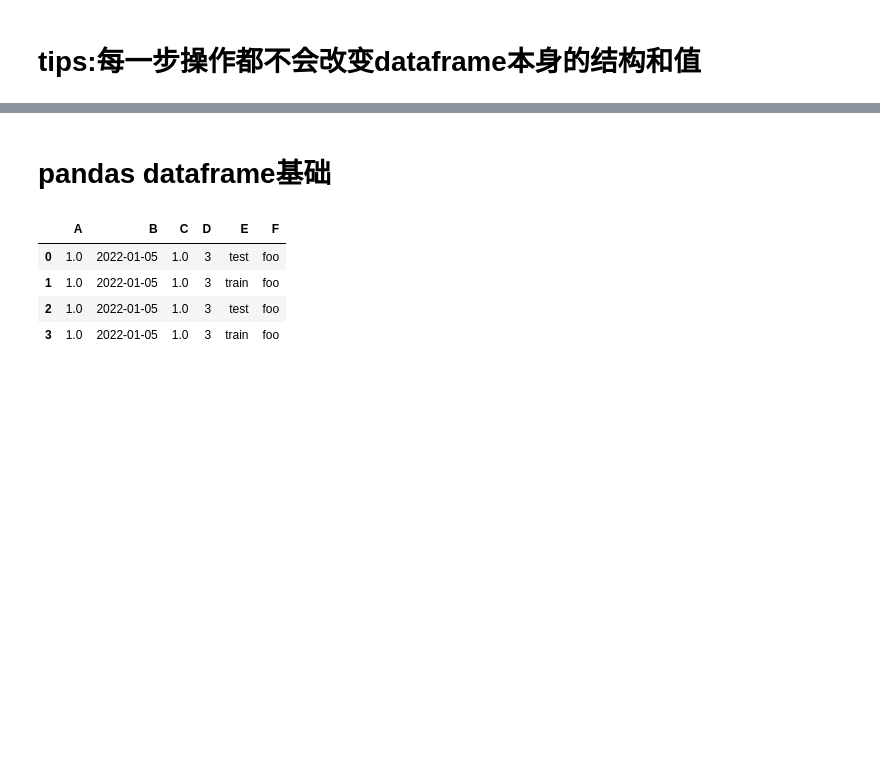
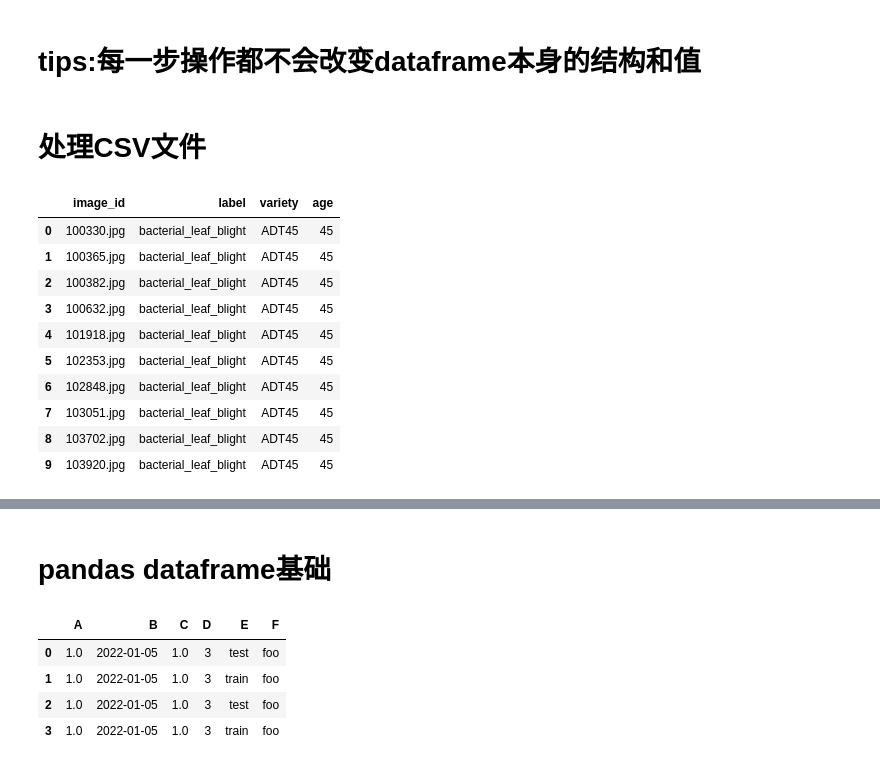
Before and after one commit to Rogerlv51/Python-DL_basic, a Jupyter notebook: Pandas_Basic.ipynb, the cells around one changed output, grey strips where cells are left out. Saved outputs shown, nothing was run; the diff lists cells and outputs as text; code cells hidden in the pictures; blank space fills up the shorter version.

```diff
--- a/Pandas_Basic.ipynb
+++ b/Pandas_Basic.ipynb
@@ -3,3 +3,20 @@
 # %%
 import pandas as pd
 import numpy as np
+# %% [markdown]
+# 处理CSV文件
+# %%
+train_Data = pd.read_csv("train.csv")
+train_Data.head(10)          # 打印前10行信息
+# %% [output]
+|  | image_id | label | variety | age |
+| 0 | 100330.jpg | bacterial_leaf_blight | ADT45 | 45 |
+| 1 | 100365.jpg | bacterial_leaf_blight | ADT45 | 45 |
+| 2 | 100382.jpg | bacterial_leaf_blight | ADT45 | 45 |
+| 3 | 100632.jpg | bacterial_leaf_blight | ADT45 | 45 |
+| 4 | 101918.jpg | bacterial_leaf_blight | ADT45 | 45 |
+| 5 | 102353.jpg | bacterial_leaf_blight | ADT45 | 45 |
+| 6 | 102848.jpg | bacterial_leaf_blight | ADT45 | 45 |
+| 7 | 103051.jpg | bacterial_leaf_blight | ADT45 | 45 |
+| 8 | 103702.jpg | bacterial_leaf_blight | ADT45 | 45 |
+| 9 | 103920.jpg | bacterial_leaf_blight | ADT45 | 45 |
```
Also changed, not shown: parts of 3 cells of this notebook, 1 other file.
